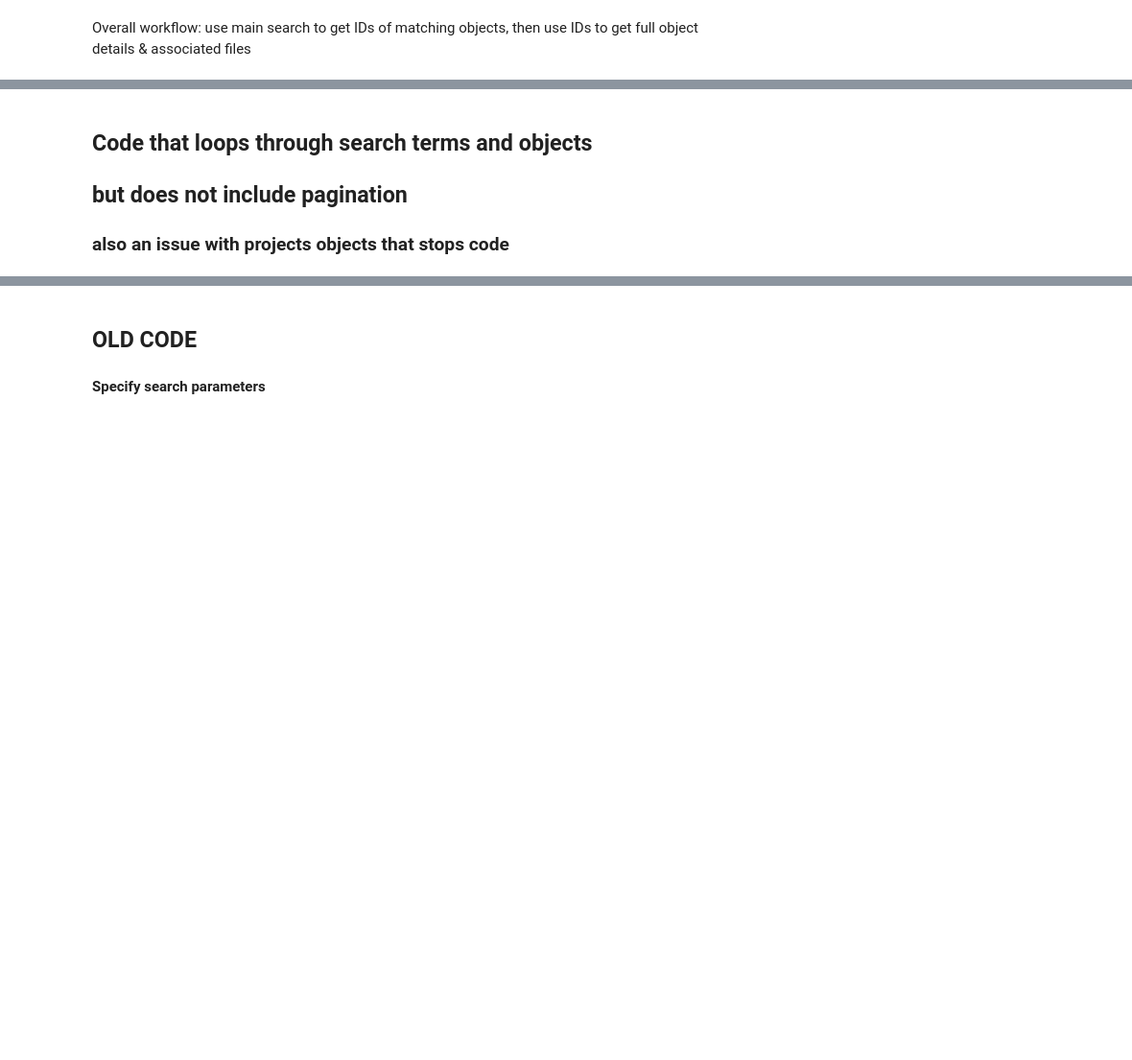
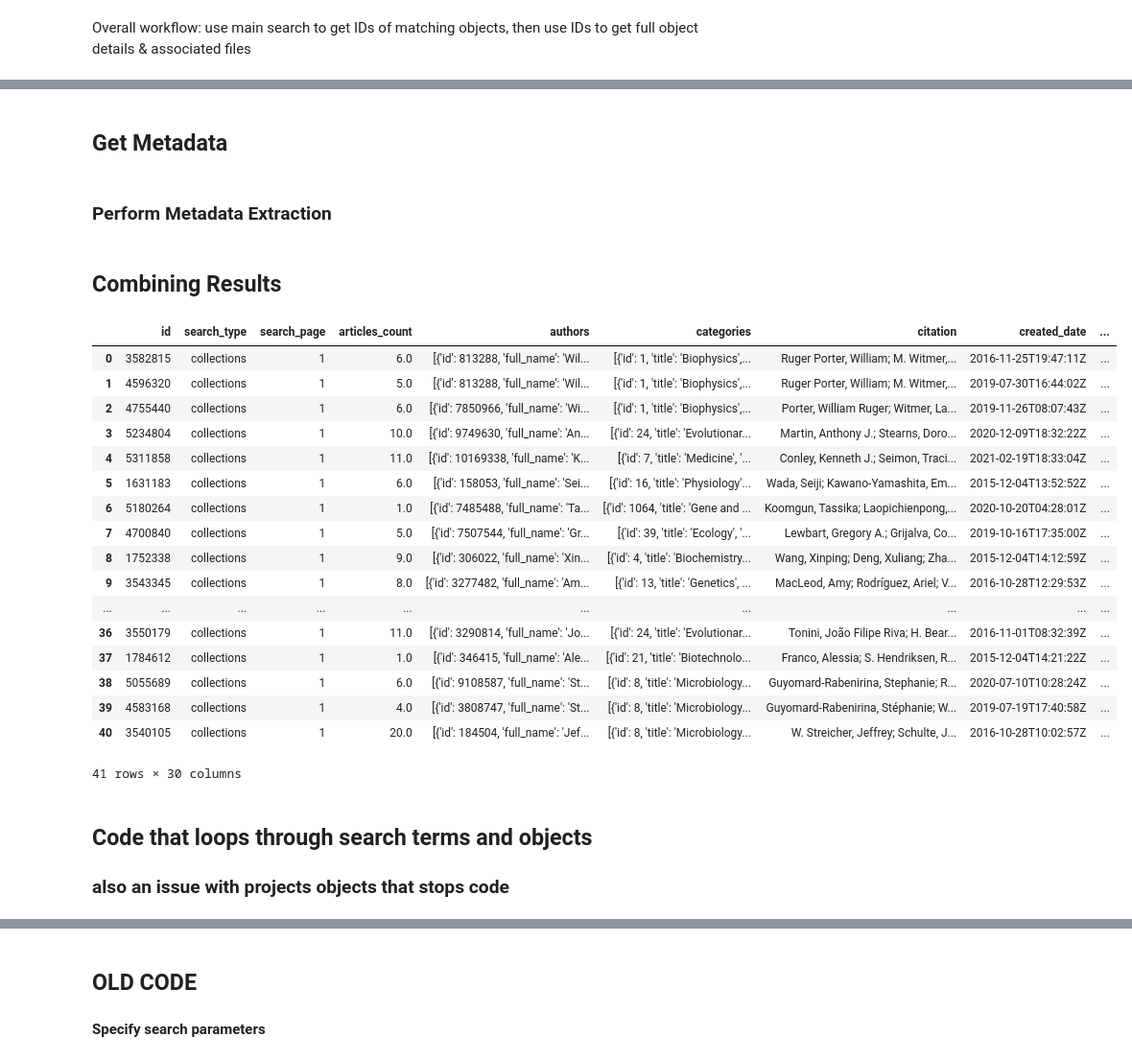
Before and after one commit to michaelbaluja/PyCurator, a Jupyter notebook: Figshare.ipynb, the cells around one changed output, grey strips where cells are left out. Shown: that part at 96% size. Drawn from its saved outputs; the diff is of its cells as text; code cells hidden in the pictures; blank space fills up the shorter version.

```diff
--- a/Figshare.ipynb
+++ b/Figshare.ipynb
@@ -23,0 +145,2 @@ Overall workflow: use main search to get IDs of matching objects, then use IDs t
+# %%
+search_output_dict = get_search_outputs(search_terms, search_types)
@@ -23,0 +159,19 @@ Overall workflow: use main search to get IDs of matching objects, then use IDs t
+# %% [markdown]
+## Get Metadata
+# %%
+def _retrieve_object_json(object_url):
+    '''
+    Queries Figshare for object data (json file) & returns the json data as a dictionary
+
+    Params:
+    - object_url (str): path for the dataset
+
+    Returns:
+    - object_data_dict (dict): dictionary containing json data
+    '''
+
+    # Download the metadata
+    response = rq.get(object_url, headers=HEADERS)
+    json_data = response.json()
+
+    return json_data
@@ -23,0 +211,15 @@ Overall workflow: use main search to get IDs of matching objects, then use IDs t
+# %% [markdown]
+### Perform Metadata Extraction
+# %%
+## Extract IDs from DataFrame, and returns as list of strings
+metadata_dict = OrderedDict()
+
+for query, df in search_output_dict.items():
+    # Create object paths
+    _, search_type = query
+    object_ids = df.id.convert_dtypes(convert_string=True).tolist()
+    object_paths = [f'{BASE_URL}/{search_type}/{object_id}' for object_id in object_ids]
+
+    metadata_dict[query] = get_metadata(object_paths)
+# %% [markdown]
+## Combining Results
@@ -24,4 +301,27 @@ Overall workflow: use main search to get IDs of matching objects, then use IDs t
+# %%
+df_dict = merge_search_and_metadata_dicts(search_output_dict, metadata_dict, on='id')
+# %%
+df_dict[('iguana', 'collections')]
+# %% [output]
+|  | id | search_type | search_page | articles_count | authors | categories | citation | created_date | ... |
+| 0 | 3582815 | collections | 1 | 6.0 | [{'id': 813288, 'full_name': 'Wil... | [{'id': 1, 'title': 'Biophysics',... | Ruger Porter, William; M. Witmer,... | 2016-11-25T19:47:11Z | ... |
+| 1 | 4596320 | collections | 1 | 5.0 | [{'id': 813288, 'full_name': 'Wil... | [{'id': 1, 'title': 'Biophysics',... | Ruger Porter, William; M. Witmer,... | 2019-07-30T16:44:02Z | ... |
+| 2 | 4755440 | collections | 1 | 6.0 | [{'id': 7850966, 'full_name': 'Wi... | [{'id': 1, 'title': 'Biophysics',... | Porter, William Ruger; Witmer, La... | 2019-11-26T08:07:43Z | ... |
+| 3 | 5234804 | collections | 1 | 10.0 | [{'id': 9749630, 'full_name': 'An... | [{'id': 24, 'title': 'Evolutionar... | Martin, Anthony J.; Stearns, Doro... | 2020-12-09T18:32:22Z | ... |
+| 4 | 5311858 | collections | 1 | 11.0 | [{'id': 10169338, 'full_name': 'K... | [{'id': 7, 'title': 'Medicine', '... | Conley, Kenneth J.; Seimon, Traci... | 2021-02-19T18:33:04Z | ... |
+| 5 | 1631183 | collections | 1 | 6.0 | [{'id': 158053, 'full_name': 'Sei... | [{'id': 16, 'title': 'Physiology'... | Wada, Seiji; Kawano-Yamashita, Em... | 2015-12-04T13:52:52Z | ... |
+| 6 | 5180264 | collections | 1 | 1.0 | [{'id': 7485488, 'full_name': 'Ta... | [{'id': 1064, 'title': 'Gene and ... | Koomgun, Tassika; Laopichienpong,... | 2020-10-20T04:28:01Z | ... |
+| 7 | 4700840 | collections | 1 | 5.0 | [{'id': 7507544, 'full_name': 'Gr... | [{'id': 39, 'title': 'Ecology', '... | Lewbart, Gregory A.; Grijalva, Co... | 2019-10-16T17:35:00Z | ... |
+| 8 | 1752338 | collections | 1 | 9.0 | [{'id': 306022, 'full_name': 'Xin... | [{'id': 4, 'title': 'Biochemistry... | Wang, Xinping; Deng, Xuliang; Zha... | 2015-12-04T14:12:59Z | ... |
+| 9 | 3543345 | collections | 1 | 8.0 | [{'id': 3277482, 'full_name': 'Am... | [{'id': 13, 'title': 'Genetics', ... | MacLeod, Amy; Rodríguez, Ariel; V... | 2016-10-28T12:29:53Z | ... |
+| ... | ... | ... | ... | ... | ... | ... | ... | ... | ... |
+| 36 | 3550179 | collections | 1 | 11.0 | [{'id': 3290814, 'full_name': 'Jo... | [{'id': 24, 'title': 'Evolutionar... | Tonini, João Filipe Riva; H. Bear... | 2016-11-01T08:32:39Z | ... |
+| 37 | 1784612 | collections | 1 | 1.0 | [{'id': 346415, 'full_name': 'Ale... | [{'id': 21, 'title': 'Biotechnolo... | Franco, Alessia; S. Hendriksen, R... | 2015-12-04T14:21:22Z | ... |
+| 38 | 5055689 | collections | 1 | 6.0 | [{'id': 9108587, 'full_name': 'St... | [{'id': 8, 'title': 'Microbiology... | Guyomard-Rabenirina, Stephanie; R... | 2020-07-10T10:28:24Z | ... |
+| 39 | 4583168 | collections | 1 | 4.0 | [{'id': 3808747, 'full_name': 'St... | [{'id': 8, 'title': 'Microbiology... | Guyomard-Rabenirina, Stéphanie; W... | 2019-07-19T17:40:58Z | ... |
+| 40 | 3540105 | collections | 1 | 20.0 | [{'id': 184504, 'full_name': 'Jef... | [{'id': 8, 'title': 'Microbiology... | W. Streicher, Jeffrey; Schulte, J... | 2016-10-28T10:02:57Z | ... |
+41 rows × 30 columns
 # %% [markdown]
 ## Code that loops through search terms and objects
-## but does not include pagination
+
 ### also an issue with projects objects that stops code
```
Also changed, not shown: parts of 36 cells of this notebook, 1 other file.
